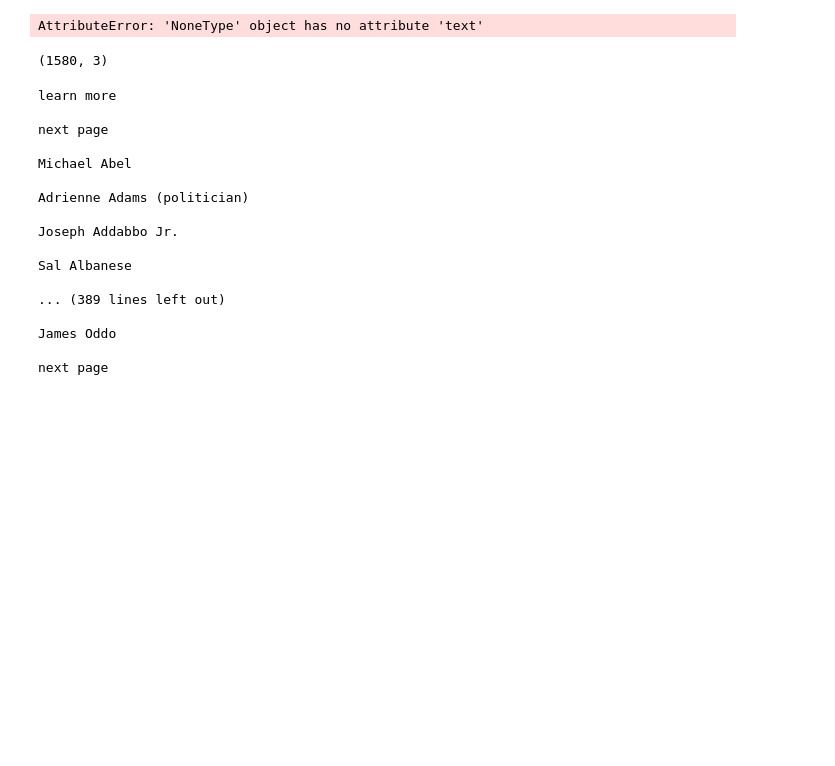
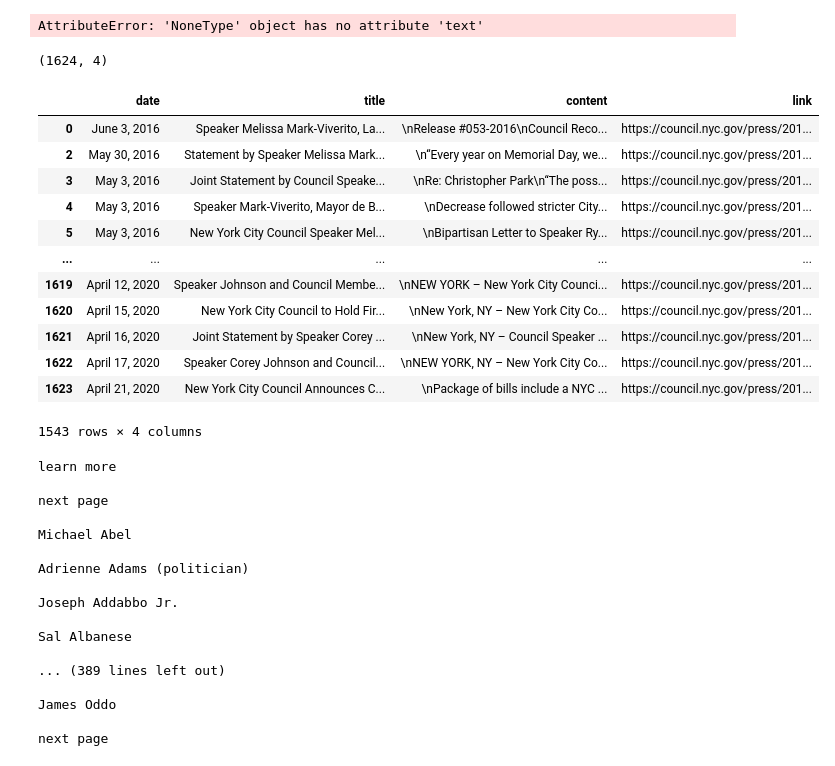
Before and after one commit to matsteele/nycitycouncilpl_dashboard, a Jupyter notebook: NYC City Council Press Releases Scraping.ipynb, the cells around one changed output. Saved outputs shown, nothing was run; the diff lists cells and outputs as text; code cells hidden in the pictures; blank space fills up the shorter version.

```diff
--- a/NYC City Council Press Releases Scraping.ipynb
+++ b/NYC City Council Press Releases Scraping.ipynb
@@ -28,8 +28,9 @@ def scrape():
     titleArr = []
     dateArr = []
     contentArr = []
+    linksArr = []
 
-    for i in range(10,1864):
+    for i in range(10,1942):
         driver.get('https://council.nyc.gov/press/2014/09/21/{}/'.format(i))
         soup = BeautifulSoup(driver.page_source, 'html.parser')
 
@@ -40,13 +41,14 @@ def scrape():
 
             titleArr.append(title)
             dateArr.append(date)
+            linksArr.append('https://council.nyc.gov/press/2014/09/21/{}/'.format(i))
 
             content.replace('\n','')
             content.replace('#','')
 
             contentArr.append(content)
 
-    return pd.DataFrame({ 'date': dateArr, 'title':titleArr, 'content':contentArr  })
+    return pd.DataFrame({ 'date': dateArr, 'title':titleArr, 'content':contentArr, 'link':linksArr  })
 
 
 df = scrape()
@@ -55,13 +57,29 @@ print(df.shape)
 d2 = df[df['content'].str.len() > 60]
 d2.shape
 
-pickle.dump(d2, open( 'press_releases.pickle', "wb" ))
+pickle.dump(d2, open('200421_press_releases.pickle', "wb" ))
 
 ## load all dataframes
 # df2 = pickle.load( open( 'press_releases.pickle', "rb" ))
 # df2.iloc[1508]['content']
 # %% [output]
-(1580, 3)
+(1624, 4)
+# %%
+d2
+# %% [output]
+|  | date | title | content | link |
+| 0 | June 3, 2016 | Speaker Melissa Mark-Viverito, La... | \nRelease #053-2016\nCouncil Reco... | https://council.nyc.gov/press/201... |
+| 2 | May 30, 2016 | Statement by Speaker Melissa Mark... | \n“Every year on Memorial Day, we... | https://council.nyc.gov/press/201... |
+| 3 | May 3, 2016 | Joint Statement by Council Speake... | \nRe: Christopher Park\n“The poss... | https://council.nyc.gov/press/201... |
+| 4 | May 3, 2016 | Speaker Mark-Viverito, Mayor de B... | \nDecrease followed stricter City... | https://council.nyc.gov/press/201... |
+| 5 | May 3, 2016 | New York City Council Speaker Mel... | \nBipartisan Letter to Speaker Ry... | https://council.nyc.gov/press/201... |
+| ... | ... | ... | ... | ... |
+| 1619 | April 12, 2020 | Speaker Johnson and Council Membe... | \nNEW YORK – New York City Counci... | https://council.nyc.gov/press/201... |
+| 1620 | April 15, 2020 | New York City Council to Hold Fir... | \nNew York, NY – New York City Co... | https://council.nyc.gov/press/201... |
+| 1621 | April 16, 2020 | Joint Statement by Speaker Corey ... | \nNew York, NY – Council Speaker ... | https://council.nyc.gov/press/201... |
+| 1622 | April 17, 2020 | Speaker Corey Johnson and Council... | \nNEW YORK, NY – New York City Co... | https://council.nyc.gov/press/201... |
+| 1623 | April 21, 2020 | New York City Council Announces C... | \nPackage of bills include a NYC ... | https://council.nyc.gov/press/201... |
+1543 rows × 4 columns
 # %%
 hist_members = []
 curr_members = []
```
Also changed, not shown: 12 other files.
